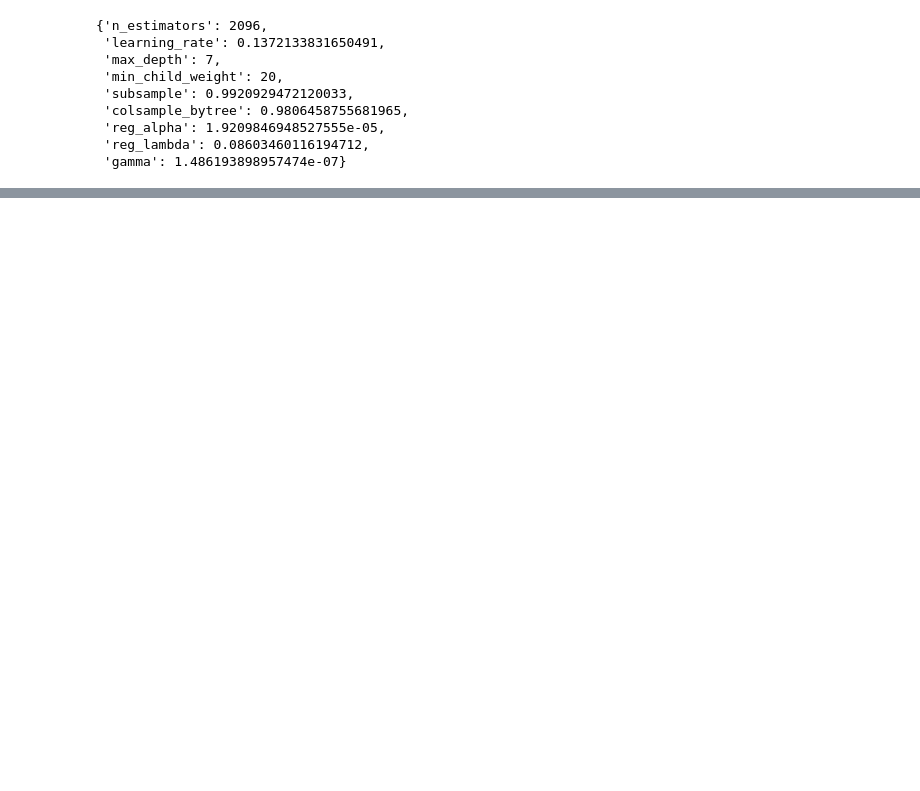
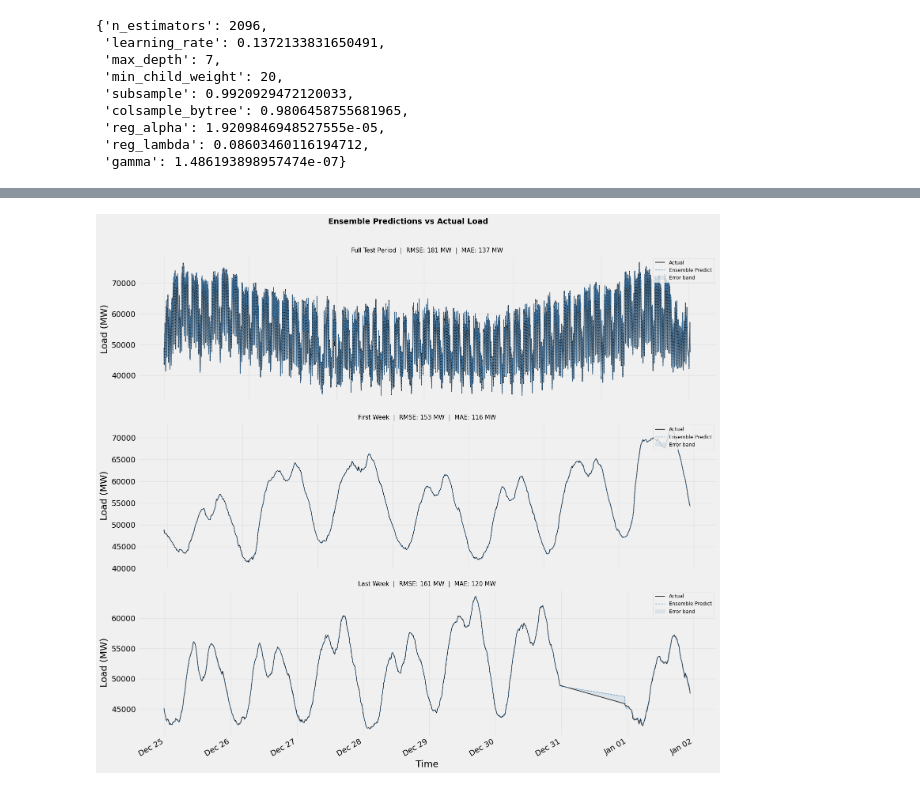
Before and after one commit to samithcsachi/grid-forecast, a Jupyter notebook: research/Model_Experiments.ipynb, the cells around one changed output, grey strips where cells are left out. Drawn from its saved outputs; the diff is of its cells as text; code cells hidden in the pictures; blank space fills up the shorter version.

Commit message:
Ensemble the best 3 models

```diff
--- a/research/Model_Experiments.ipynb
+++ b/research/Model_Experiments.ipynb
@@ -1007,0 +1088,81 @@ xgb_metrics_new = evaluate_model("XGBoost Improved", y_test, xgb_pred_new)
+# %%
+
+import matplotlib.dates as mdates
+
+
+fig, axes = plt.subplots(3, 1, figsize=(16, 14))
+
+
+plots = [
+    ("Full Test Period",  None,  None),
+    ("First Week",        0,     7*96),
+    ("Last Week",        -7*96, None),
+]
+
+for ax, (title, start, end) in zip(axes, plots):
+    sl = slice(start, end)
+
+    idx  = y_test.index[sl] if hasattr(y_test, 'index') else np.arange(len(y_true))[sl]
+    true = y_true[sl]
+    pred = opt_pred[sl]
+    resid = true - pred
+
+    ax.plot(idx, true, label="Actual",           color="black",     linewidth=1.2, alpha=0.9)
+    ax.plot(idx, pred, label="Ensemble Predict", color="steelblue", linewidth=1.0, alpha=0.85, linestyle="--")
+    ax.fill_between(idx, true, pred, alpha=0.12, color="steelblue", label="Error band")
+
+    rmse = np.sqrt(np.mean(resid**2))
+    mae  = np.mean(np.abs(resid))
+    ax.set_title(f"{title}  |  RMSE: {rmse:.0f} MW  |  MAE: {mae:.0f} MW", fontsize=11)
+    ax.set_ylabel("Load (MW)")
+    ax.legend(loc="upper right", fontsize=9)
+    ax.grid(True, alpha=0.3)
+
+    if hasattr(y_test, 'index'):
+        ax.xaxis.set_major_formatter(mdates.DateFormatter("%b %d"))
+        ax.xaxis.set_major_locator(mdates.AutoDateLocator())
+        fig.autofmt_xdate()
+
+axes[-1].set_xlabel("Time")
+plt.suptitle("Ensemble Predictions vs Actual Load", fontsize=14, fontweight="bold", y=1.01)
+plt.tight_layout()
+plt.show()
+
+
+# ── Residual plots ────────────────────────────────────────────────────────
+fig2, axes2 = plt.subplots(1, 3, figsize=(16, 4))
+
+residuals = y_true - opt_pred
+
+# Residuals over time
+axes2[0].plot(residuals, color="steelblue", linewidth=0.6, alpha=0.7)
+axes2[0].axhline(0, color="red", linestyle="--", linewidth=1)
+axes2[0].set_title("Residuals over Time")
+axes2[0].set_ylabel("Error (MW)")
+axes2[0].set_xlabel("Time Step")
+axes2[0].grid(True, alpha=0.3)
+
+# Residual distribution
+axes2[1].hist(residuals, bins=80, color="steelblue", edgecolor="white", alpha=0.8)
+axes2[1].axvline(0,                  color="red",    linestyle="--", linewidth=1, label="Zero")
+axes2[1].axvline(residuals.mean(),   color="orange", linestyle="--", linewidth=1, label=f"Mean: {residuals.mean():.1f}")
+axes2[1].set_title("Residual Distribution")
+axes2[1].set_xlabel("Error (MW)")
+axes2[1].legend(fontsize=9)
+axes2[1].grid(True, alpha=0.3)
+
+# Actual vs Predicted scatter
+axes2[2].scatter(y_true, opt_pred, alpha=0.2, s=3, color="steelblue")
+mn, mx = y_true.min(), y_true.max()
+axes2[2].plot([mn, mx], [mn, mx], color="red", linestyle="--", linewidth=1, label="Perfect fit")
+axes2[2].set_title("Actual vs Predicted")
+axes2[2].set_xlabel("Actual (MW)")
+axes2[2].set_ylabel("Predicted (MW)")
+axes2[2].legend(fontsize=9)
+axes2[2].grid(True, alpha=0.3)
+
+plt.suptitle(f"Residual Analysis  |  RMSE: 181 MW  |  MAPE: 0.26%", fontsize=13, fontweight="bold")
+plt.tight_layout()
+plt.show()
+# %% [output]
+[figure, added]
```
Also changed, not shown: parts of 8 cells of this notebook.
